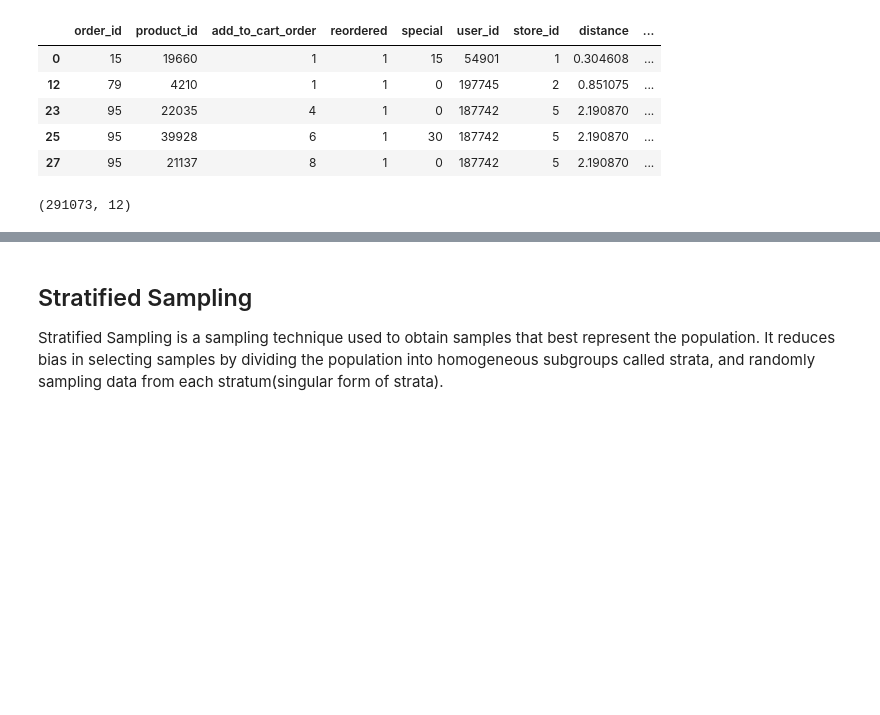
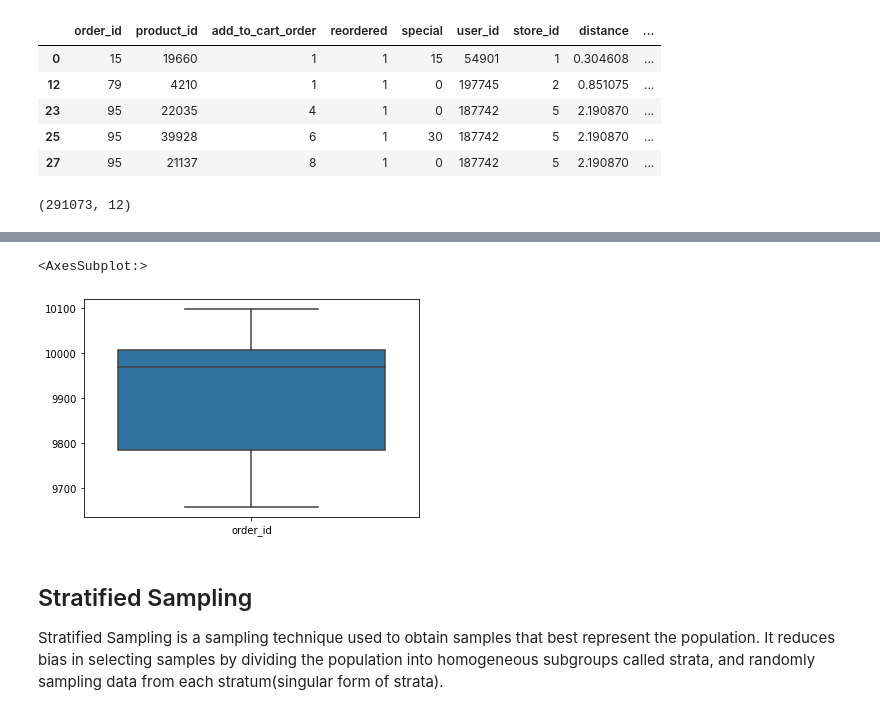
Before and after one commit to ireydiak/fraud_detection, a Jupyter notebook: TP2/Wanlin/preprocessing.ipynb, the cells around one changed output, grey strips where cells are left out. Drawn from its saved outputs; the diff is of its cells as text; code cells hidden in the pictures; blank space fills up the shorter version.

Commit message:
check outliers of store

```diff
--- a/TP2/Wanlin/preprocessing.ipynb
+++ b/TP2/Wanlin/preprocessing.ipynb
@@ -329,0 +332,3 @@ data.shape
+# %%
+df_store = data.groupby("store_id")['order_id'].nunique().to_frame()
+df_store
@@ -330,3 +348,11 @@ data.shape
+# %%
+import seaborn as sns
+import matplotlib.pyplot as plt
+
+sns.boxplot(data=df_store)
+# %% [output]
+<AxesSubplot:>
+[figure, added]
 # %% [markdown]
 ## Stratified Sampling
 Stratified Sampling is a sampling technique used to obtain samples that best represent the population. It reduces bias in selecting samples by dividing the population into homogeneous subgroups called strata, and randomly sampling data from each stratum(singular form of strata).
```
Also changed, not shown: parts of 2 cells of this notebook.
